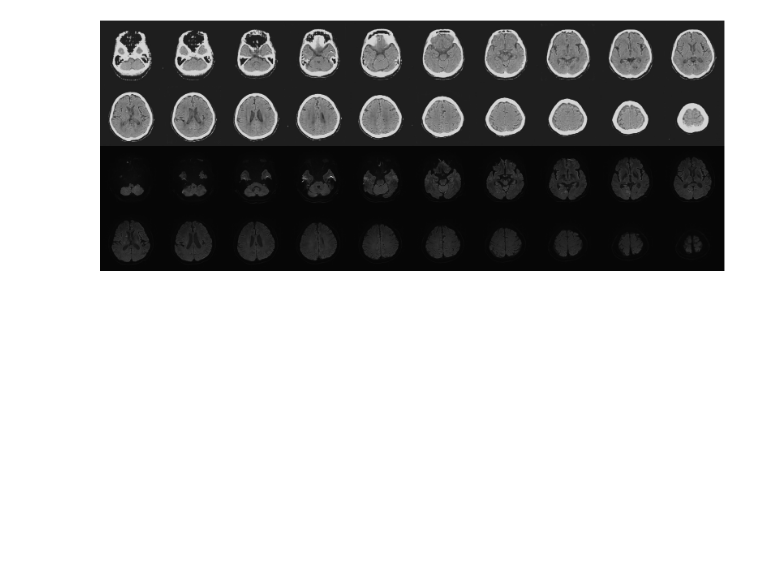
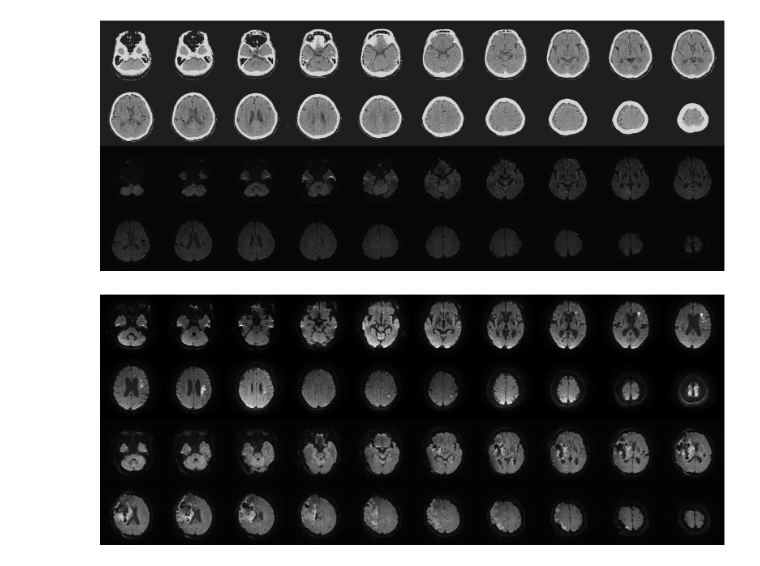
Before and after one commit to Leeyoungsup/stroke-synthesis, a Jupyter notebook: figure.ipynb, the cells around one changed output. Cells and saved outputs as stored; diff of their text form; code cells hidden in the pictures; blank space fills up the shorter version.

```diff
--- a/figure.ipynb
+++ b/figure.ipynb
@@ -23,3 +24,22 @@ for i in range(20):
 plt.subplots_adjust(wspace=0, hspace=0)
 # %% [output]
 [figure]
+# %%
+real_swi_nii=nib.load('../../data/stroke_mri_nii/images/ANO1_0566.nii.gz').get_fdata()+1
+fake_swi_nii=nib.load('../../result/generator/Ischemic_DWI/1.0_ANO1_0565.nii.gz').get_fdata()+1
+real_swi_nii= ((real_swi_nii/2)*255).astype(np.uint8)
+fake_swi_nii=  ((fake_swi_nii/2)*255).astype(np.uint8)
+
+plt.subplots(4, 10, figsize=(19.85, 8))
+for i in range(20):
+    real = real_swi_nii[i*3]
+    fake = fake_swi_nii[i*3]
+    plt.subplot(4, 10, i + 1)
+    plt.imshow(real,cmap='gray')
+    plt.axis('off')
+    plt.subplot(4, 10, i + 21)
+    plt.imshow(fake,cmap='gray', vmin=0, vmax=255)
+    plt.axis('off')
+plt.subplots_adjust(wspace=0, hspace=0)
+# %% [output]
+[figure, added]
```
Also changed, not shown: parts of 3 cells of this notebook, 2 other files.
